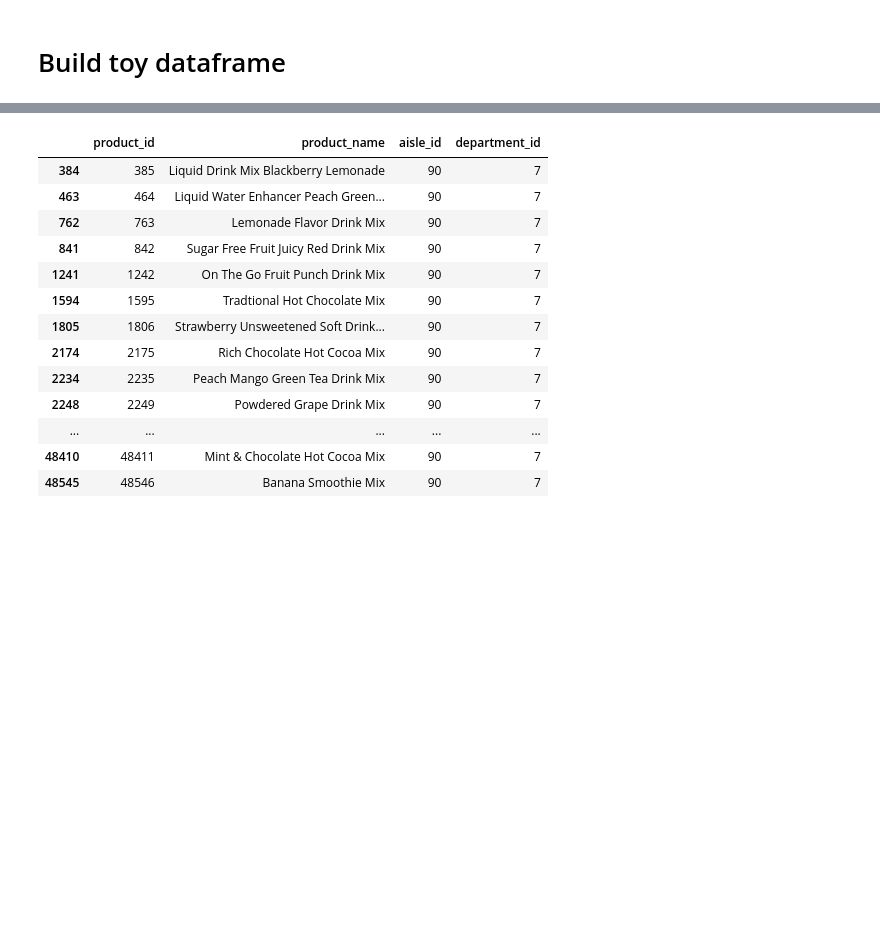
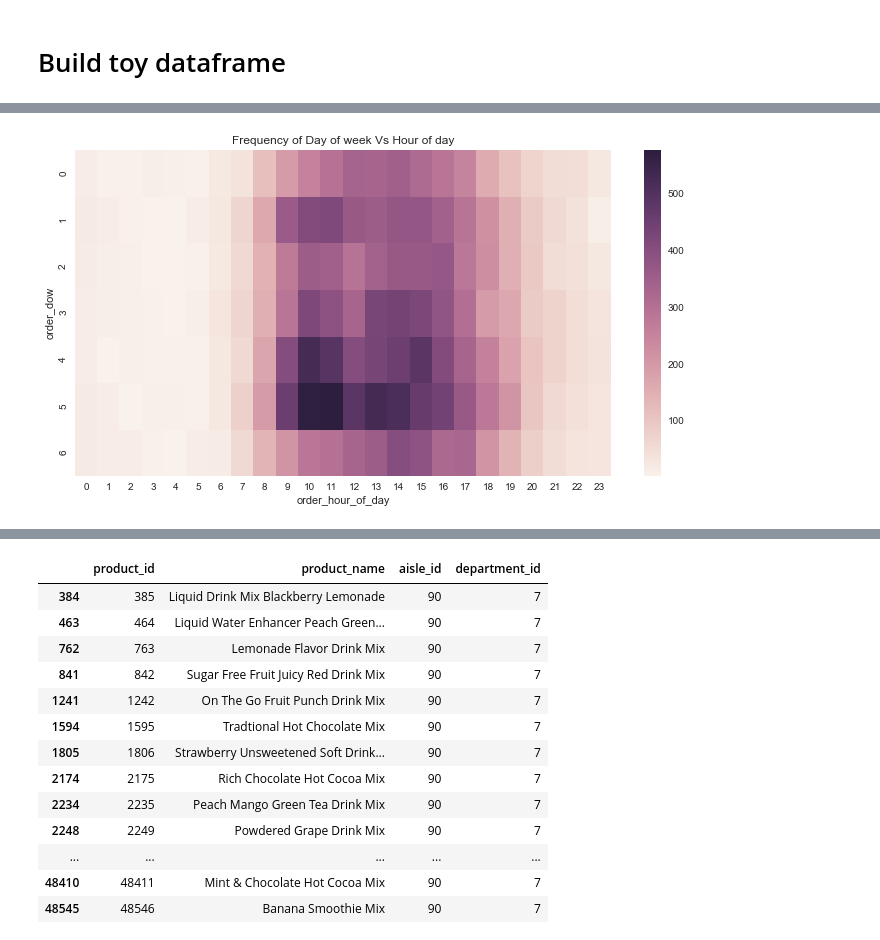
Before and after one commit to kylinorange/kaggle-instacart, a Jupyter notebook: Toy DF.ipynb, the cells around one changed output, grey strips where cells are left out. Drawn from its saved outputs; the diff is of its cells as text; code cells hidden in the pictures; blank space fills up the shorter version.

```diff
--- a/Toy DF.ipynb
+++ b/Toy DF.ipynb
@@ -156,0 +191,4 @@ toy_orders
+# %%
+# order_item = orders[orders.order_id.isin(priors[priors.product_id.isin(products[products.product_name == 'Banana'].product_id)].order_id)]
+order_item = orders[orders.order_id.isin(priors[priors.product_id.isin(products[products.aisle_id == 27].product_id)].order_id)]
+order_item
@@ -156,0 +214,10 @@ toy_orders
+# %%
+grouped_df = order_item.groupby(["order_dow", "order_hour_of_day"])["order_number"].aggregate("count").reset_index()
+grouped_df = grouped_df.pivot('order_dow', 'order_hour_of_day', 'order_number')
+
+plt.figure(figsize=(12,6))
+sns.heatmap(grouped_df)
+plt.title("Frequency of Day of week Vs Hour of day")
+plt.show()
+# %% [output]
+[figure, added]
```
Also changed, not shown: parts of 10 cells of this notebook, 5 other files.
